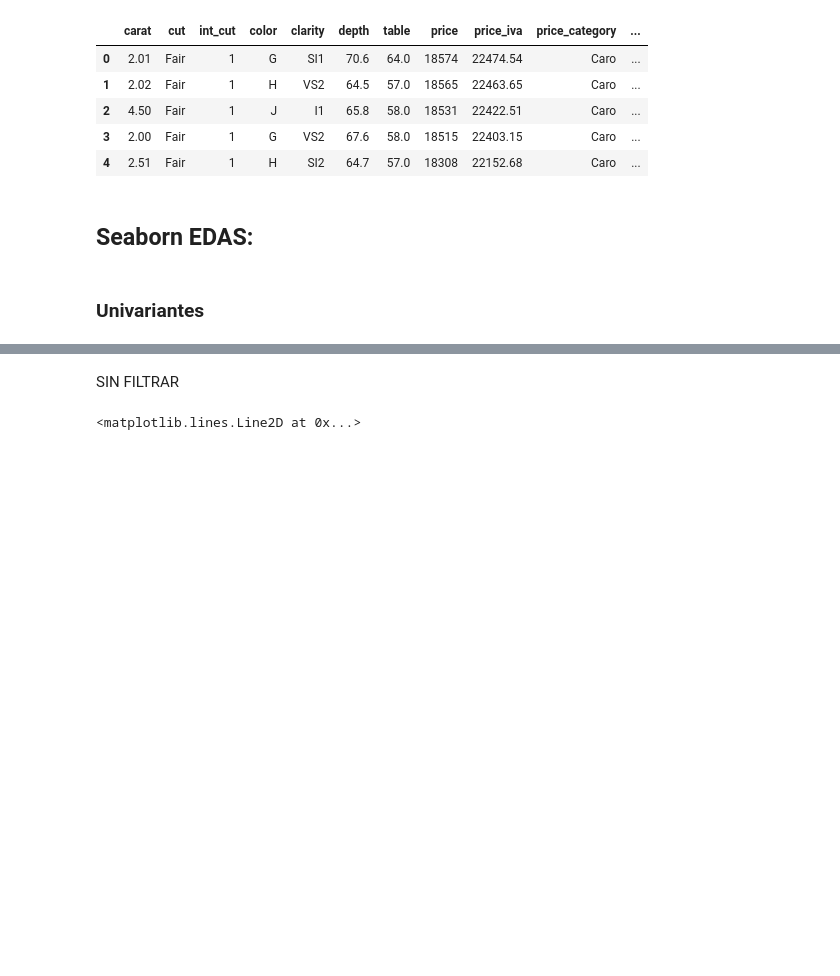
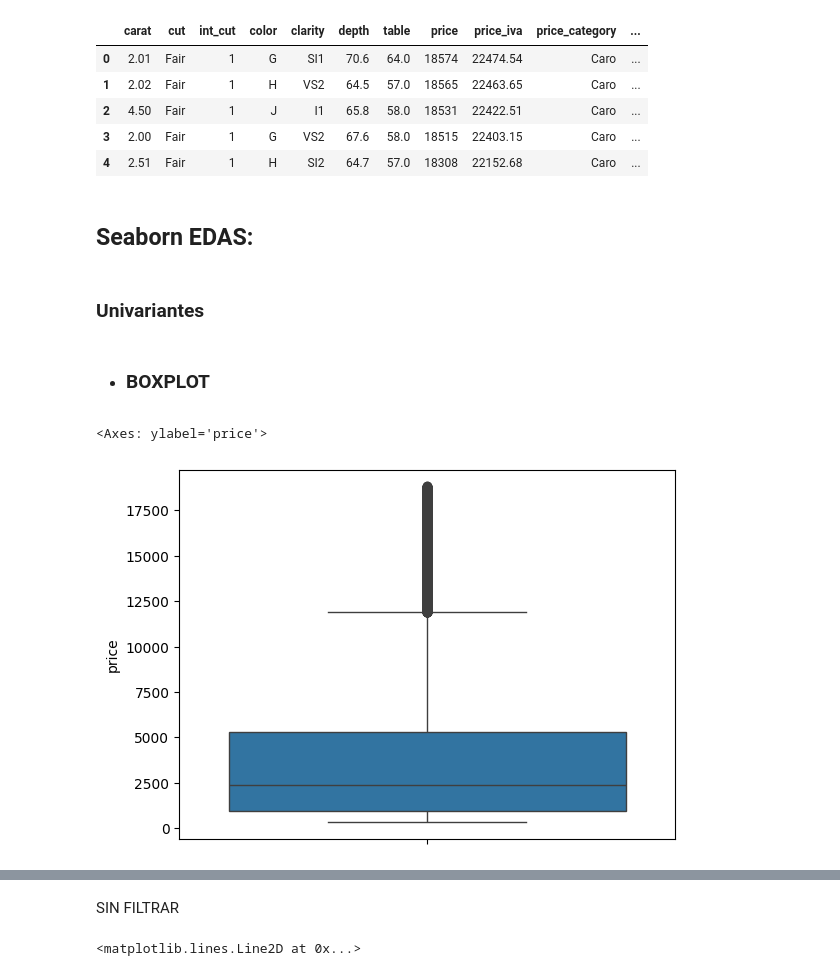
Before and after one commit to promav/PoyectosBootcamp, a Jupyter notebook: Mod3/m3_Pablo_Romero_Avila.ipynb, the cells around one changed output, grey strips where cells are left out. Drawn from its saved outputs; the diff is of its cells as text; code cells hidden in the pictures; blank space fills up the shorter version.

```diff
--- a/Mod3/m3_Pablo_Romero_Avila.ipynb
+++ b/Mod3/m3_Pablo_Romero_Avila.ipynb
@@ -384,3 +384,10 @@ df.head()
 ## Seaborn EDAS:
 # %% [markdown]
 ### Univariantes
+# %% [markdown]
+* ### BOXPLOT
+# %%
+sns.boxplot(df, y='price')
+# %% [output]
+<Axes: ylabel='price'>
+[figure, added]
```
Also changed, not shown: parts of 6 cells of this notebook.
